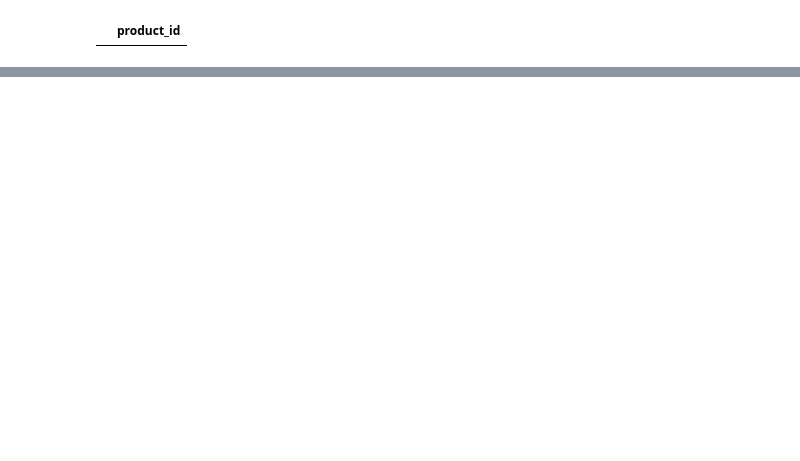
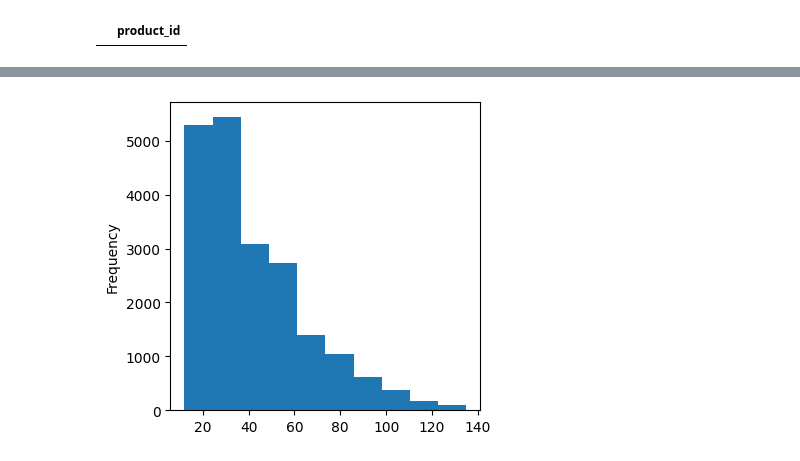
Before and after one commit to Hieutrinh1505/ai-ml-coaching-material, a Jupyter notebook: eda/notebook.ipynb, the cells around one changed output, grey strips where cells are left out. Saved outputs shown, nothing was run; the diff lists cells and outputs as text; code cells hidden in the pictures; blank space fills up the shorter version.

```diff
--- a/eda/notebook.ipynb
+++ b/eda/notebook.ipynb
@@ -57,0 +197,5 @@ new_df.loc[new_df['is_duplicate'] == True,['product_id']]
+# %%
+# Plot historgram
+ax = (eda_df['price']).plot.hist(figsize=(4,4))
+# %% [output]
+[figure, added]
```
Also changed, not shown: parts of 23 cells of this notebook, 3 other files.
